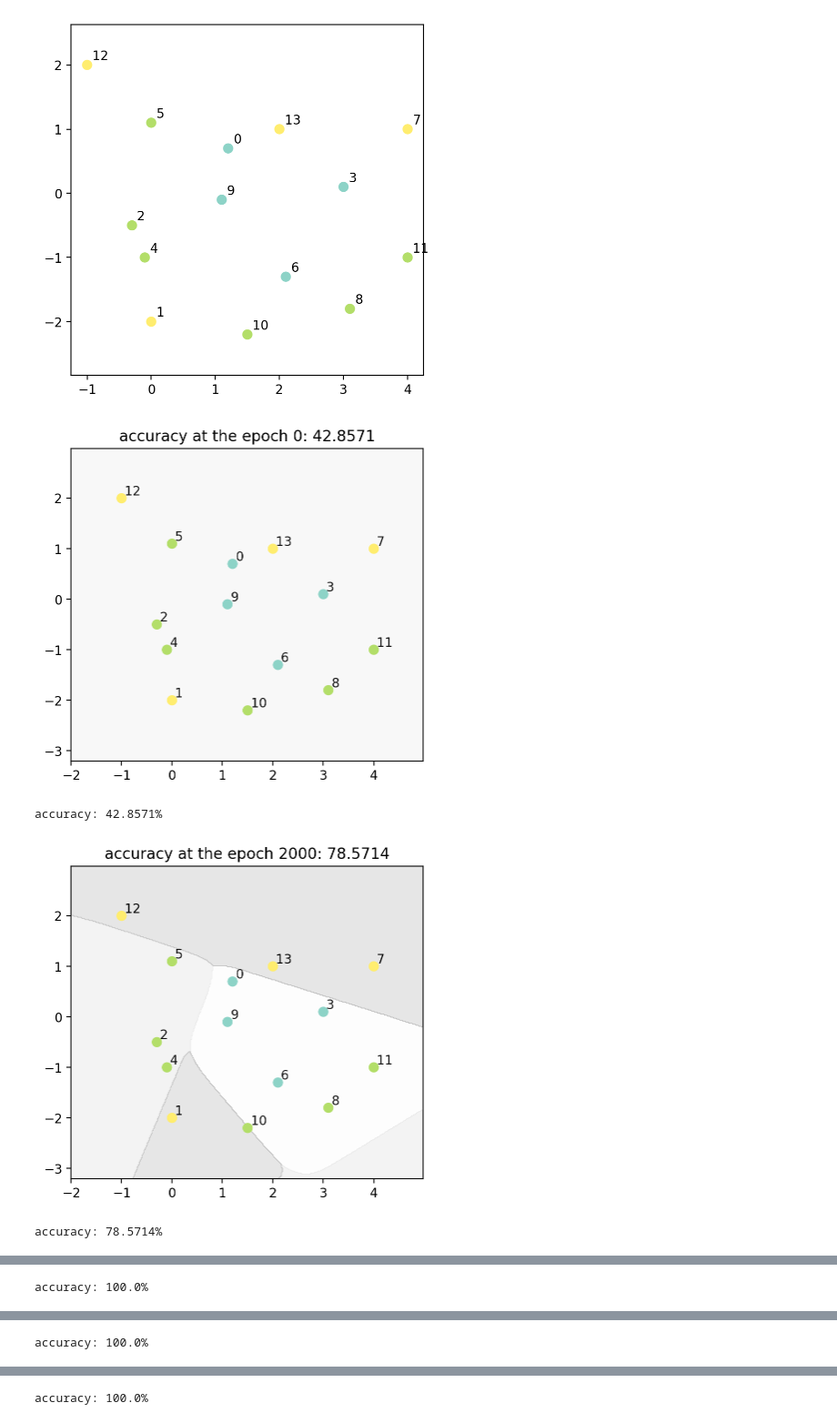
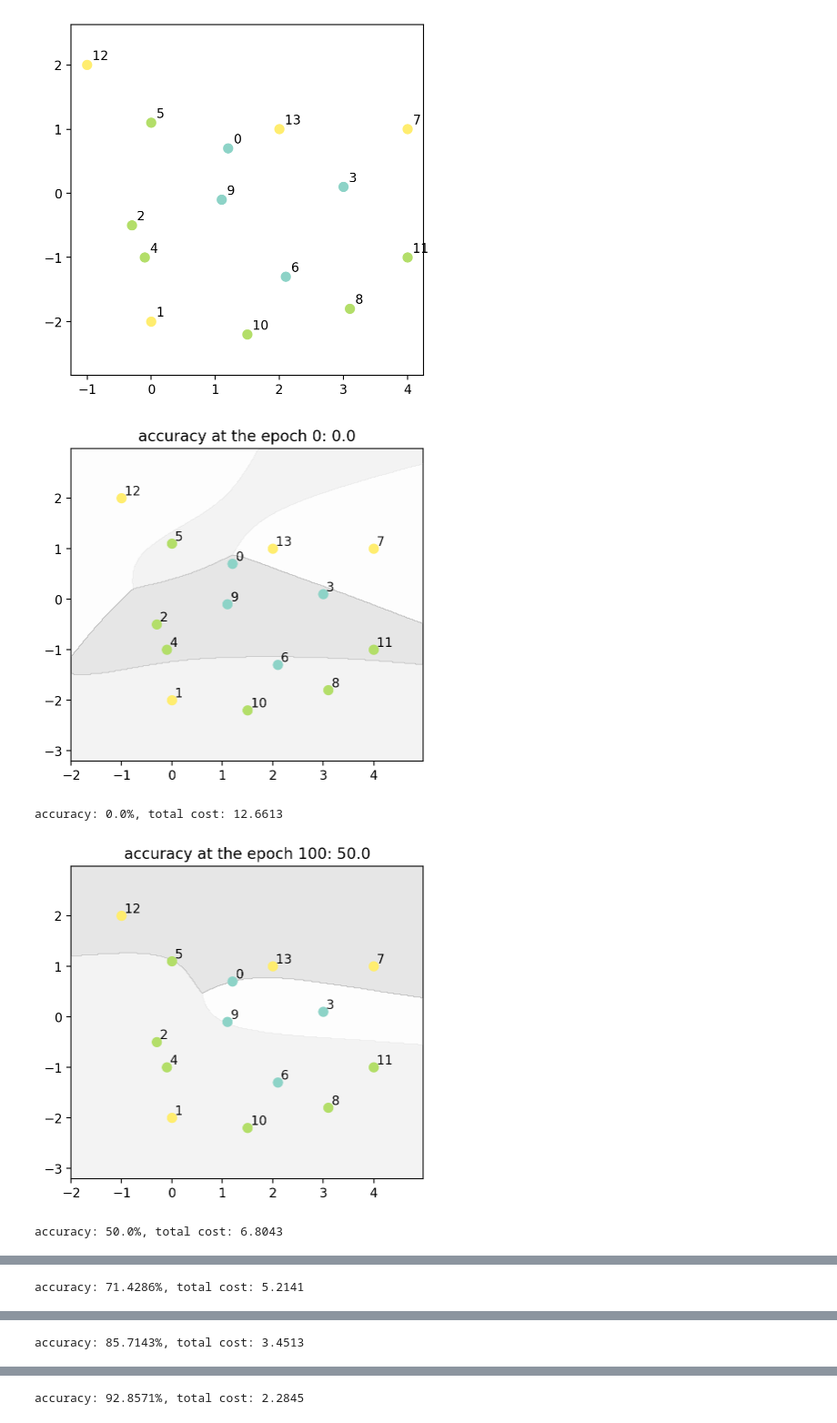
Before and after one commit to edariar/MachineIntelligence, a Jupyter notebook: 4-layer neural network.ipynb, the cells around one changed output, grey strips where cells are left out. Shown: that part at 91% size. Saved outputs shown, nothing was run; the diff lists cells and outputs as text; code cells hidden in the pictures.

```diff
--- a/4-layer neural network.ipynb
+++ b/4-layer neural network.ipynb
@@ -59,53 +59,65 @@ plot_data(data, labels)
 # %%
 # We can change the central two sizes, in order to find the most
 # efficient algorithm.
 sizes = [2, 5, 8, 3]
 
 step_size = 1
 datalen = len(data)
 no_layers = len(sizes)
 
 grid = create_meshgrid(data)
 
 biases = [np.random.randn(a, 1) for a in sizes[1:]]
 weights = [np.random.randn(a, b) for a, b in zip(sizes[1:], sizes[:-1])]
 d_biases = [np.zeros(b.shape) for b in biases]
 d_weights = [np.zeros(w.shape) for w in weights]
 
-for epoch in range(10001):
-    index = np.random.randint(datalen)
-    a = data[index].reshape(2, 1)
-    y = convert_label(labels[index])
-    activations = [a]
-    weighted_sums = []
-    # forward pass:
-    for W, b in zip(weights, biases):
-        z = np.dot(W, a) + b
-        weighted_sums.append(z)
-        a = sigmoid(z)
-        activations.append(a)
-    # cost/loss:
-    C = np.sum((activations[-1] - y)**2)
-    # backward pass:
-    dC = 2*(activations[-1] - y)
-    delta = dC*activations[-1]*(1 - activations[-1])
-    d_biases[-1] = delta
-    d_weights[-1] = np.dot(delta, activations[-2].T)
-    for i in range(2, no_layers):
-        delta = activations[-i]*(1 - activations[-i])*np.dot(weights[-i + 1].T, delta)
-        d_biases[-i] = delta
-        d_weights[-i] = np.dot(delta, activations[-i - 1].T)
+for epoch in range(1000):
+    TC = 0
+    dd_biases = [np.zeros(b.shape) for b in biases]
+    dd_weights = [np.zeros(w.shape) for w in weights]
+    for d, l in zip(data, labels):
+        # index = np.random.randint(datalen)
+        # a = data[index].reshape(2, 1)
+        a = d.reshape(2, 1)
+        # y = convert_label(labels[index])
+        y = convert_label(l)
+        activations = [a]
+        weighted_sums = []
+        # forward pass:
+        for W, b in zip(weights, biases):
+            z = np.dot(W, a) + b
+            weighted_sums.append(z)
+            a = sigmoid(z)
+            activations.append(a)
+        # cost/loss:
+        C = np.sum((activations[-1] - y)**2)
+        TC += C
+        # backward pass:
+        dC = 2*(activations[-1] - y)
+        delta = dC*activations[-1]*(1 - activations[-1])
+        d_biases[-1] = delta
+        d_weights[-1] = np.dot(delta, activations[-2].T)
+        for i in range(2, no_layers):
+            delta = activations[-i]*(1 - activations[-i])*np.dot(weights[-i + 1].T, delta)
+            d_biases[-i] = delta
+            d_weights[-i] = np.dot(delta, activations[-i - 1].T)
+        dd_weights = [ddw + dw for ddw, dw in zip(dd_weights, d_weights)]
+        dd_biases = [ddb + db for ddb, db in zip(dd_biases, d_biases)]
     # updating weights and biases:
-    weights = [w - dw*step_size for w, dw in zip(weights, d_weights)]
-    biases = [b - db*step_size for b, db in zip(biases, d_biases)]
+    dd_weights = [w/datalen for w in dd_weights]
+    dd_biases = [b/datalen for b in dd_biases]
 
-    if (epoch%2000 == 0):
+    weights = [w - dw*step_size for w, dw in zip(weights, dd_weights)]
+    biases = [b - db*step_size for b, db in zip(biases, dd_biases)]
+
+    if (epoch%100 == 0):
         acc = evaluate_accuracy()
         acc = np.round(acc*100, 4)
         plot_neural_simple(weights, biases, grid, data, labels, epoch, acc)
-        print(f'accuracy: {acc}%')
+        print(f'accuracy: {acc}%, total cost: {np.round(TC, 4)}')
 # %% [output]
-[figure, old version]
+[figure, new version]
-accuracy: 42.8571%
+accuracy: 0.0%, total cost: 12.6613
-[figure, old version]
+[figure, new version]
-accuracy: 78.5714%
+accuracy: 50.0%, total cost: 6.8043
@@ -113 +125 @@ accuracy: 78.5714%
-accuracy: 100.0%
+accuracy: 71.4286%, total cost: 5.2141
@@ -115 +127 @@ accuracy: 100.0%
-accuracy: 100.0%
+accuracy: 85.7143%, total cost: 3.4513
@@ -117 +129 @@ accuracy: 100.0%
-accuracy: 100.0%
+accuracy: 92.8571%, total cost: 2.2845
```
Also changed, not shown: parts of 1 cell of this notebook.
